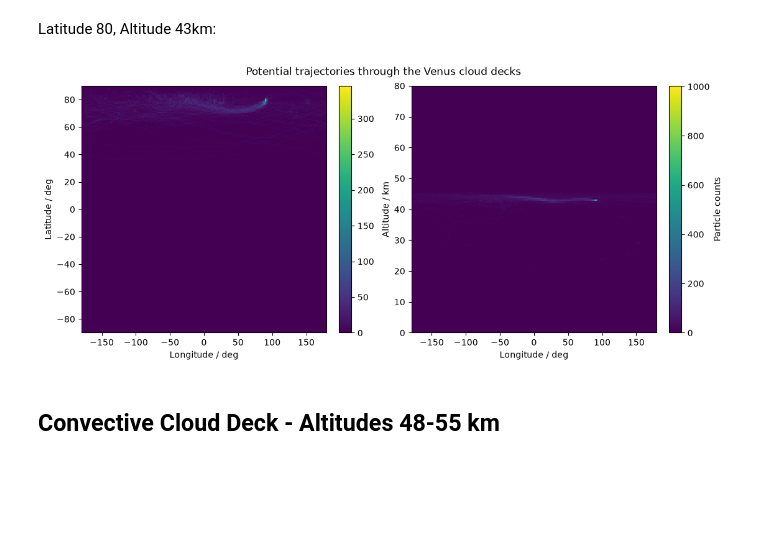
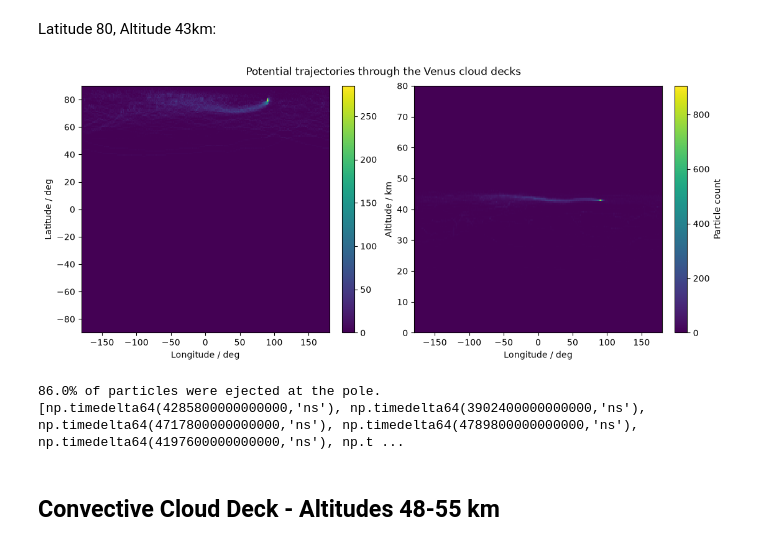
Before and after one commit to maureenjcohen/latraj, a Jupyter notebook: analysis.ipynb, the cells around one changed output. Drawn from its saved outputs; the diff is of its cells as text; code cells hidden in the pictures; blank space fills up the shorter version.

Commit message:
More stats functions created, one incomplete.

```diff
--- a/analysis.ipynb
+++ b/analysis.ipynb
@@ -145,10 +131,14 @@ Latitude 80, Altitude 43km:
 # %%
 import xarray as xr
 from heatmap import double_heatmap
-ds = xr.open_zarr('outputs/Test2.zarr')
+from traj_stats import ejection_count
+ds = xr.open_zarr('outputs/lon90_lat80_alt43.zarr')
 double_heatmap(ds)          # all trajectories on one 2-D plot
+ejection_count(ds)
 # %% [output]
-[figure, old version]
+[figure, new version]
+86.0% of particles were ejected at the pole.
+[np.timedelta64(4285800000000000,'ns'), np.timedelta64(3902400000000000,'ns'), np.timedelta64(4717800000000000,'ns'), np.timedelta64(4789800000000000,'ns'), np.timedelta64(4197600000000000,'ns'), np.t ...
 # %% [markdown]
 ## Convective Cloud Deck - Altitudes 48-55 km
 # %% [markdown]
```
Also changed, not shown: parts of 5 cells of this notebook, 1 other file.
